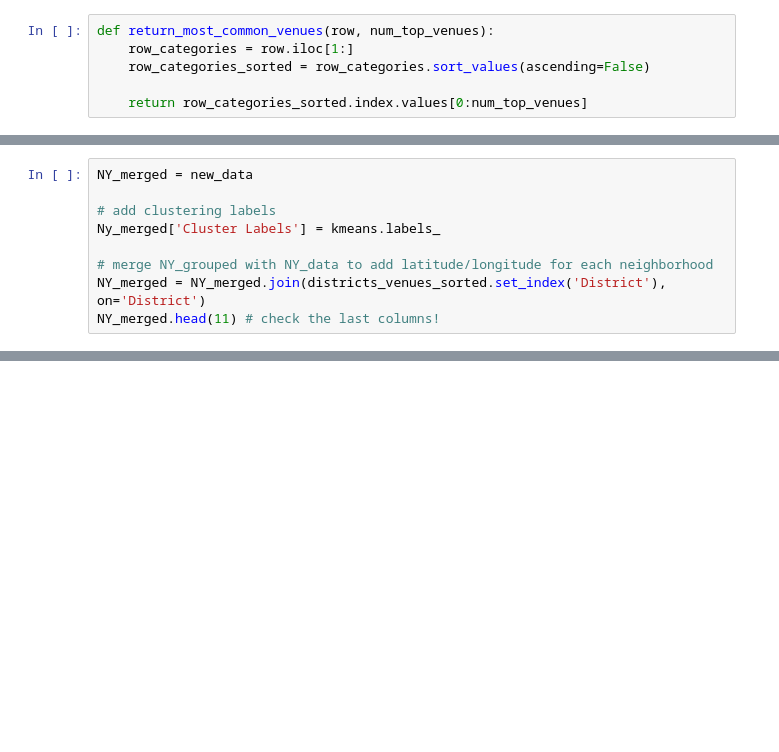
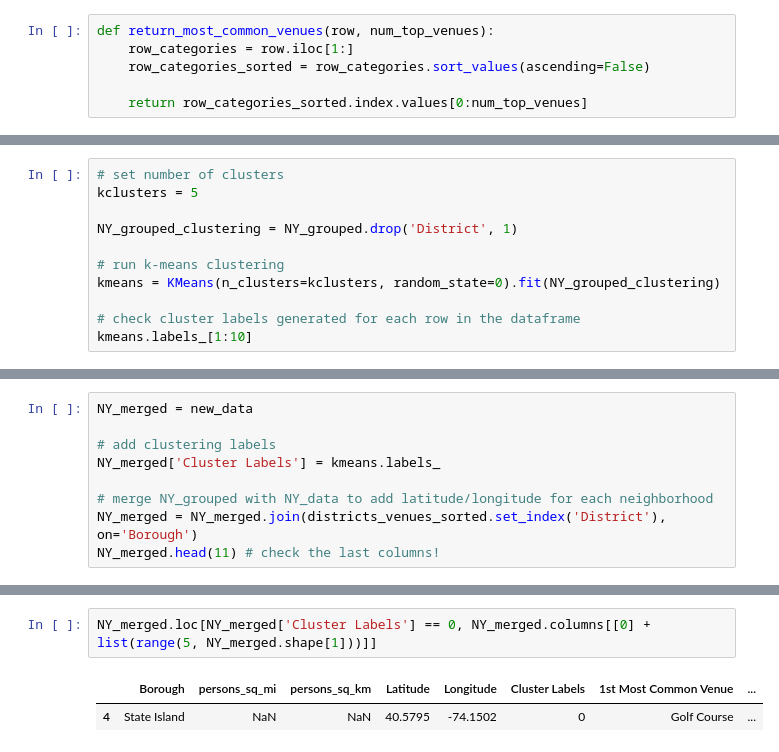
Before and after one commit to vijaykant06/The-Battle-of-Neighhoods, a Jupyter notebook: Battle of Neighborhoods New York.ipynb, the cells around one changed output, grey strips where cells are left out. Saved outputs shown, nothing was run; the diff lists cells and outputs as text; blank space fills up the shorter version.

```diff
--- a/Battle of Neighborhoods New York.ipynb
+++ b/Battle of Neighborhoods New York.ipynb
@@ -650,3 +650,14 @@ districts_venues_sorted
 | 2 | Queens | Pizza Place | Bus Station | Sandwich Place | Japanese Restaurant | ... |
 | 3 | State Island | Golf Course | Trail | Bowling Alley | Yoga Studio | ... |
 | 4 | The Bronx | Deli / Bodega | Pizza Place | Bus Station | Italian Restaurant | ... |
+# %%
+# set number of clusters
+kclusters = 5
+
+NY_grouped_clustering = NY_grouped.drop('District', 1)
+
+# run k-means clustering
+kmeans = KMeans(n_clusters=kclusters, random_state=0).fit(NY_grouped_clustering)
+
+# check cluster labels generated for each row in the dataframe
+kmeans.labels_[1:10]
@@ -654,9 +667,9 @@ districts_venues_sorted
 NY_merged = new_data
 
 # add clustering labels
-Ny_merged['Cluster Labels'] = kmeans.labels_
+NY_merged['Cluster Labels'] = kmeans.labels_
 
 # merge NY_grouped with NY_data to add latitude/longitude for each neighborhood
-NY_merged = NY_merged.join(districts_venues_sorted.set_index('District'), on='District')
+NY_merged = NY_merged.join(districts_venues_sorted.set_index('District'), on='Borough')
 NY_merged.head(11) # check the last columns!
 # %% [output]
@@ -663,0 +708,5 @@ NameError: name 'kmeans' is not defined
+# %%
+NY_merged.loc[NY_merged['Cluster Labels'] == 0, NY_merged.columns[[0] + list(range(5, NY_merged.shape[1]))]]
+# %% [output]
+|  | Borough | persons_sq_mi | persons_sq_km | Latitude | Longitude | Cluster Labels | 1st Most Common Venue | ... |
+| 4 | State Island | NaN | NaN | 40.5795 | -74.1502 | 0 | Golf Course | ... |
```
Also changed, not shown: parts of 9 cells of this notebook.
